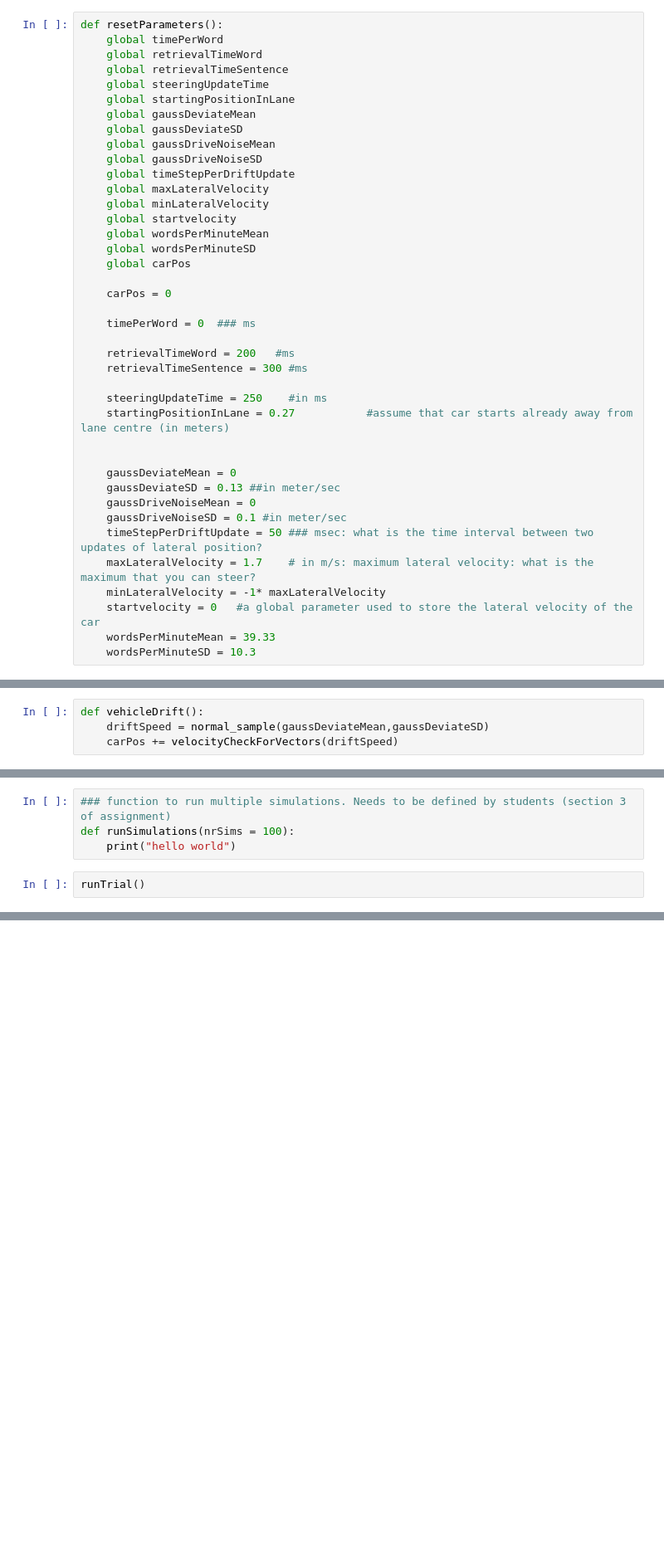
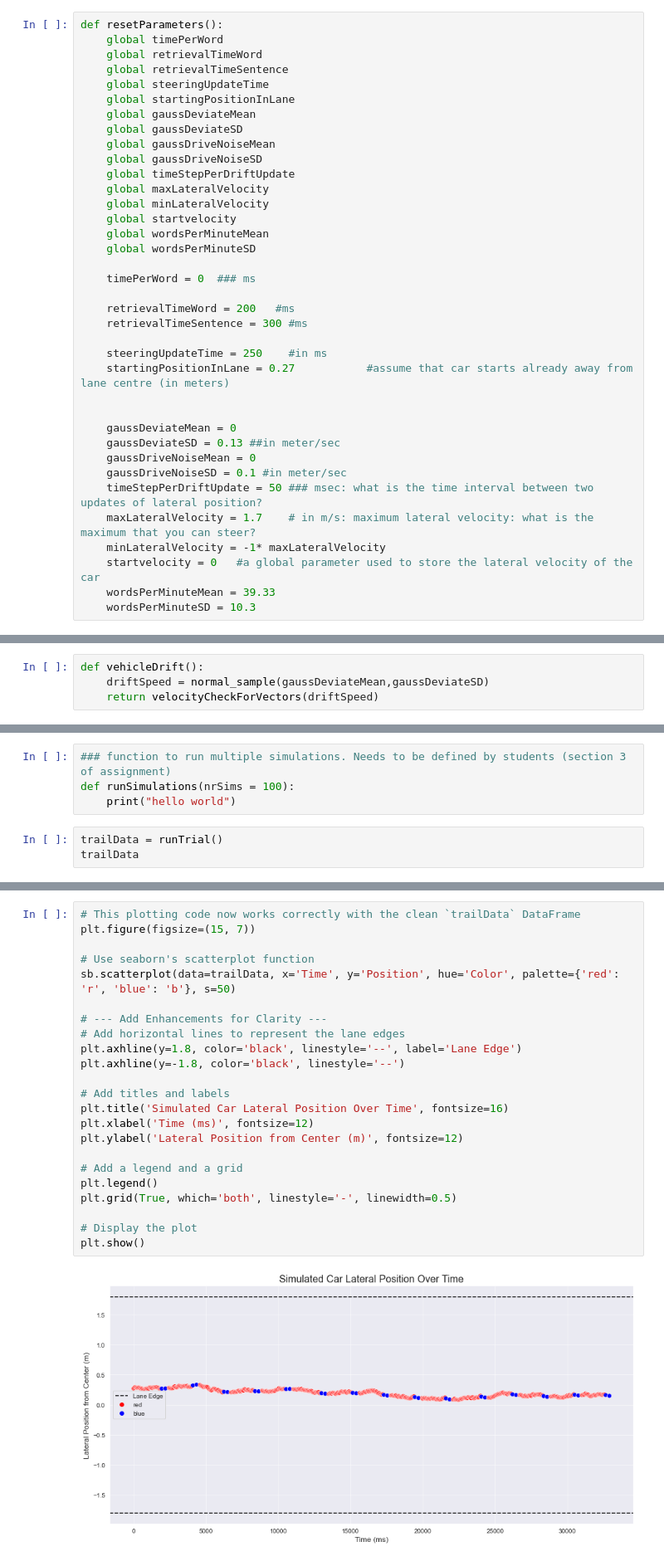
Before and after one commit to lucvergnes/CognitiveMod, a Jupyter notebook: driving_model.ipynb, the cells around one changed output, grey strips where cells are left out. Shown at 83% size. Saved outputs shown, nothing was run; the diff lists cells and outputs as text; blank space fills up the shorter version.

```diff
--- a/driving_model.ipynb
+++ b/driving_model.ipynb
@@ -20,9 +20,6 @@ def resetParameters():
     global startvelocity
     global wordsPerMinuteMean
     global wordsPerMinuteSD
-    global carPos
-
-    carPos = 0
 
     timePerWord = 0  ### ms
 
@@ -83,5 +80,5 @@ def normal_sample(mean,std):
 # %%
 def vehicleDrift():
     driftSpeed = normal_sample(gaussDeviateMean,gaussDeviateSD)
-    carPos += velocityCheckForVectors(driftSpeed)
+    return velocityCheckForVectors(driftSpeed)
 # %%
@@ -144,5 +163,6 @@ def runTrial(nrWordsPerSentence =5,nrSentences=3,nrSteeringMovementsWhenSteering
 def runSimulations(nrSims = 100):
     print("hello world")
 # %%
-runTrial()
+trailData = runTrial()
+trailData
 # %% [output]
@@ -149,0 +183,25 @@ UnboundLocalError: local variable 'carPos' referenced before assignment
+# %%
+# This plotting code now works correctly with the clean `trailData` DataFrame
+plt.figure(figsize=(15, 7))
+
+# Use seaborn's scatterplot function
+sb.scatterplot(data=trailData, x='Time', y='Position', hue='Color', palette={'red': 'r', 'blue': 'b'}, s=50)
+
+# --- Add Enhancements for Clarity ---
+# Add horizontal lines to represent the lane edges
+plt.axhline(y=1.8, color='black', linestyle='--', label='Lane Edge')
+plt.axhline(y=-1.8, color='black', linestyle='--')
+
+# Add titles and labels
+plt.title('Simulated Car Lateral Position Over Time', fontsize=16)
+plt.xlabel('Time (ms)', fontsize=12)
+plt.ylabel('Lateral Position from Center (m)', fontsize=12)
+
+# Add a legend and a grid
+plt.legend()
+plt.grid(True, which='both', linestyle='-', linewidth=0.5)
+
+# Display the plot
+plt.show()
+# %% [output]
+[figure, added]
```
Also changed, not shown: parts of 3 cells of this notebook.
